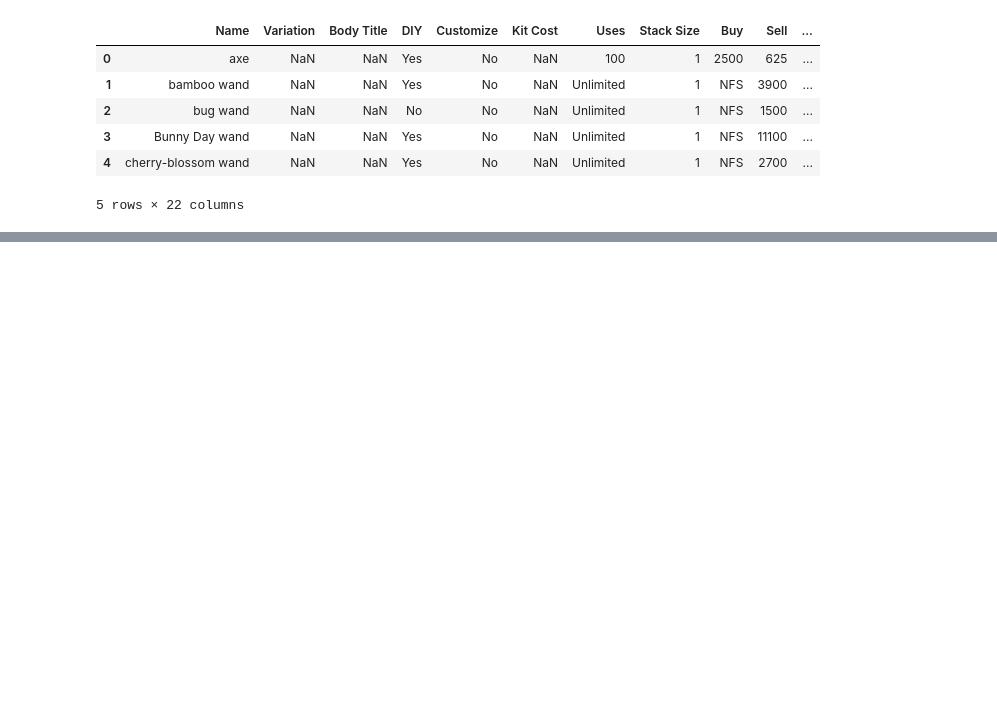
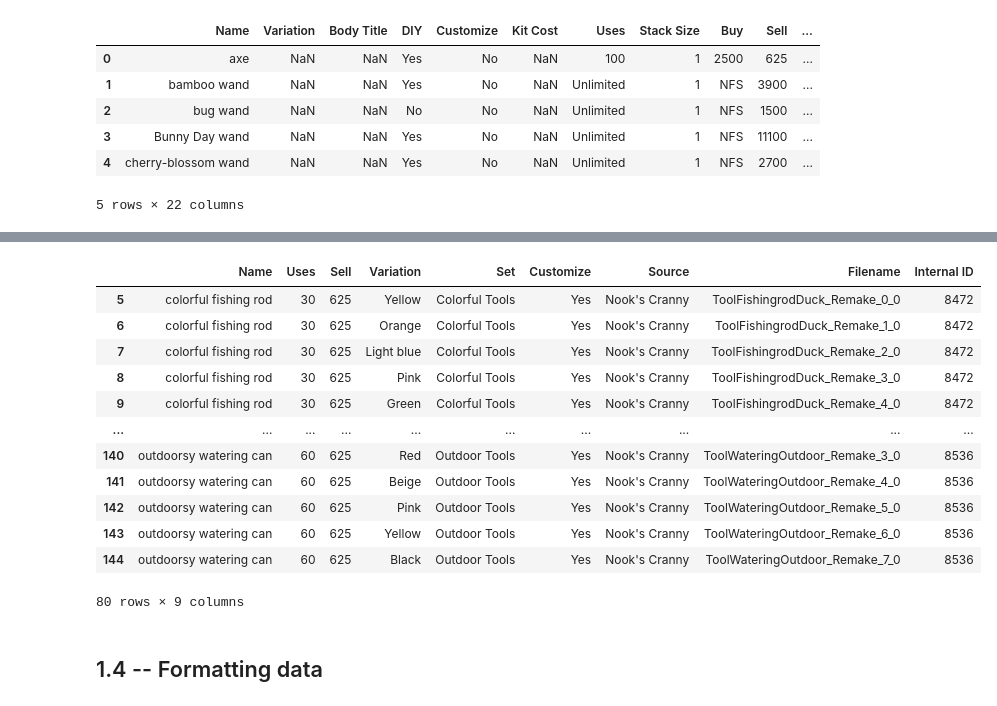
Before and after one commit to OnishchenkoDaria/data-processing-labs, a Jupyter notebook: sample.ipynb, the cells around one changed output, grey strips where cells are left out. Saved outputs shown, nothing was run; the diff lists cells and outputs as text; code cells hidden in the pictures; blank space fills up the shorter version.

```diff
--- a/sample.ipynb
+++ b/sample.ipynb
@@ -57,3 +66,23 @@ Source           0
 Filename         0
 Internal ID      0
 dtype: int64
+# %%
+df = df[df['Set'].notna()]
+df = df[df['Variation'].notna()]
+df
+# %% [output]
+|  | Name | Uses | Sell | Variation | Set | Customize | Source | Filename | Internal ID |
+| 5 | colorful fishing rod | 30 | 625 | Yellow | Colorful Tools | Yes | Nook's Cranny | ToolFishingrodDuck_Remake_0_0 | 8472 |
+| 6 | colorful fishing rod | 30 | 625 | Orange | Colorful Tools | Yes | Nook's Cranny | ToolFishingrodDuck_Remake_1_0 | 8472 |
+| 7 | colorful fishing rod | 30 | 625 | Light blue | Colorful Tools | Yes | Nook's Cranny | ToolFishingrodDuck_Remake_2_0 | 8472 |
+| 8 | colorful fishing rod | 30 | 625 | Pink | Colorful Tools | Yes | Nook's Cranny | ToolFishingrodDuck_Remake_3_0 | 8472 |
+| 9 | colorful fishing rod | 30 | 625 | Green | Colorful Tools | Yes | Nook's Cranny | ToolFishingrodDuck_Remake_4_0 | 8472 |
+| ... | ... | ... | ... | ... | ... | ... | ... | ... | ... |
+| 140 | outdoorsy watering can | 60 | 625 | Red | Outdoor Tools | Yes | Nook's Cranny | ToolWateringOutdoor_Remake_3_0 | 8536 |
+| 141 | outdoorsy watering can | 60 | 625 | Beige | Outdoor Tools | Yes | Nook's Cranny | ToolWateringOutdoor_Remake_4_0 | 8536 |
+| 142 | outdoorsy watering can | 60 | 625 | Pink | Outdoor Tools | Yes | Nook's Cranny | ToolWateringOutdoor_Remake_5_0 | 8536 |
+| 143 | outdoorsy watering can | 60 | 625 | Yellow | Outdoor Tools | Yes | Nook's Cranny | ToolWateringOutdoor_Remake_6_0 | 8536 |
+| 144 | outdoorsy watering can | 60 | 625 | Black | Outdoor Tools | Yes | Nook's Cranny | ToolWateringOutdoor_Remake_7_0 | 8536 |
+80 rows × 9 columns
+# %% [markdown]
+## 1.4 -- Formatting data
```
Also changed, not shown: parts of 12 cells of this notebook.
